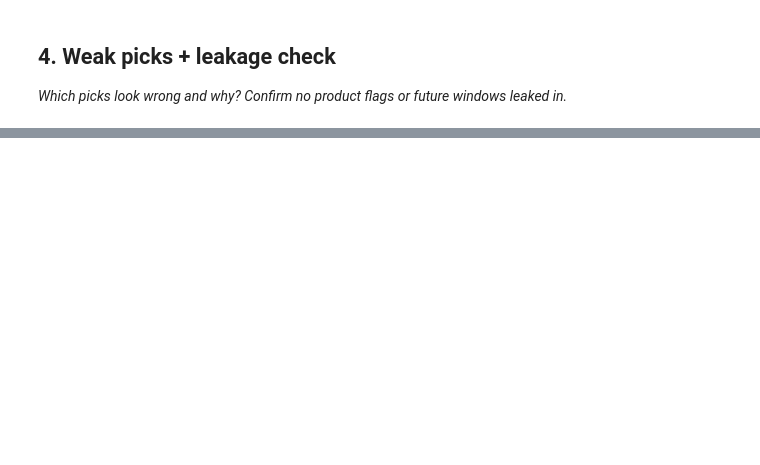
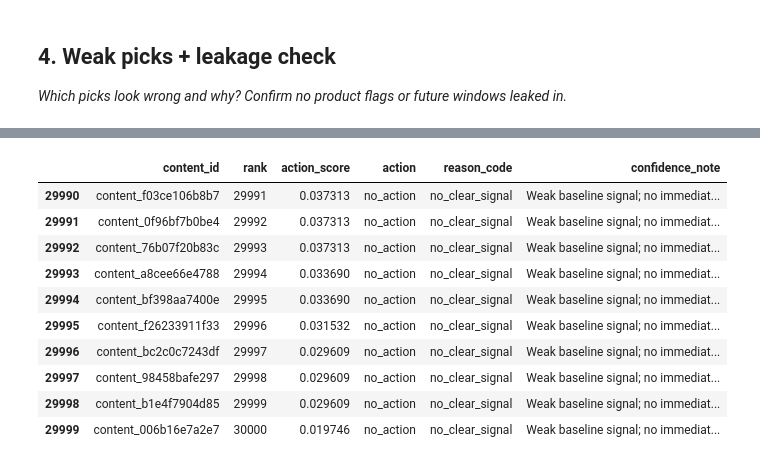
Before and after one commit to reshmapasula-prog/flyrank-ml-internship, a Jupyter notebook: work/notebooks/w04_baseline_score.ipynb, the cells around one changed output, grey strips where cells are left out. Cells and saved outputs as stored; diff of their text form; code cells hidden in the pictures; blank space fills up the shorter version.

```diff
--- a/work/notebooks/w04_baseline_score.ipynb
+++ b/work/notebooks/w04_baseline_score.ipynb
@@ -34,3 +445,78 @@ This skeleton is yours to fill. Work the sections **in order** — each one has
 # %%
 # This cell is for CODE (numbers, a query, a check).
 # Write your text answer in the cell ABOVE this one — typing sentences here breaks Run All.
+# %%
+# SECTION 4 — Weak picks + leakage check
+
+# Make sure the ranked data exists
+if "df" not in globals():
+    df = pd.read_csv(
+        "https://raw.githubusercontent.com/flyrank-bih/flyrank-ml-internship-starter/main/data/raw/content_refresh_anonymized.csv"
+    )
+
+if "output" not in globals():
+    output = pd.read_csv("work/outputs/baseline_action_score.csv")
+
+# ---------------------------------------------------------
+# Weak picks
+# ---------------------------------------------------------
+
+weak_picks = output.tail(10).copy()
+
+print("10 weakest-scoring picks:")
+display(weak_picks)
+
+# ---------------------------------------------------------
+# Leakage check
+# ---------------------------------------------------------
+
+# Fields that should NOT be used to calculate the action score
+future_or_evaluation_fields = [
+    "trend_direction",
+    "trend_pct",
+    "future",
+    "future_window",
+    "product_flag",
+    "product_flags"
+]
+
+score_formula_fields = [
+    "days_since_last_update",
+    "impressions_90d",
+    "ctr",
+    "avg_position"
+]
+
+print("\nLeakage check:")
+print("Score fields used:")
+print(score_formula_fields)
+
+print("\nPotential future/product fields present in dataset:")
+present_blocked = [
+    col for col in future_or_evaluation_fields
+    if col in df.columns
+]
+
+print(present_blocked if present_blocked else "None found")
+
+# Confirm the score does not directly use future/evaluation fields
+assert "trend_direction" not in score_formula_fields
+assert "trend_pct" not in score_formula_fields
+assert "future_window" not in score_formula_fields
+assert "product_flag" not in score_formula_fields
+assert "product_flags" not in score_formula_fields
+
+print("\nPASS: No future trend or product-flag fields are used in the scoring formula.")
+
+# Confirm the required CSV exists
+import os
+
+assert os.path.exists(
+    "work/outputs/baseline_action_score.csv"
+)
+
+print("PASS: baseline_action_score.csv exists.")
+
+# Final summary
+print("\nSection 4 completed successfully.")
+# %% [output]
@@ -36,0 +524,11 @@ This skeleton is yours to fill. Work the sections **in order** — each one has
+|  | content_id | rank | action_score | action | reason_code | confidence_note |
+| 29990 | content_f03ce106b8b7 | 29991 | 0.037313 | no_action | no_clear_signal | Weak baseline signal; no immediat... |
+| 29991 | content_0f96bf7b0be4 | 29992 | 0.037313 | no_action | no_clear_signal | Weak baseline signal; no immediat... |
+| 29992 | content_76b07f20b83c | 29993 | 0.037313 | no_action | no_clear_signal | Weak baseline signal; no immediat... |
+| 29993 | content_a8cee66e4788 | 29994 | 0.033690 | no_action | no_clear_signal | Weak baseline signal; no immediat... |
+| 29994 | content_bf398aa7400e | 29995 | 0.033690 | no_action | no_clear_signal | Weak baseline signal; no immediat... |
+| 29995 | content_f26233911f33 | 29996 | 0.031532 | no_action | no_clear_signal | Weak baseline signal; no immediat... |
+| 29996 | content_bc2c0c7243df | 29997 | 0.029609 | no_action | no_clear_signal | Weak baseline signal; no immediat... |
+| 29997 | content_98458bafe297 | 29998 | 0.029609 | no_action | no_clear_signal | Weak baseline signal; no immediat... |
+| 29998 | content_b1e4f7904d85 | 29999 | 0.029609 | no_action | no_clear_signal | Weak baseline signal; no immediat... |
+| 29999 | content_006b16e7a2e7 | 30000 | 0.019746 | no_action | no_clear_signal | Weak baseline signal; no immediat... |
```
Also changed, not shown: parts of 9 cells of this notebook.
